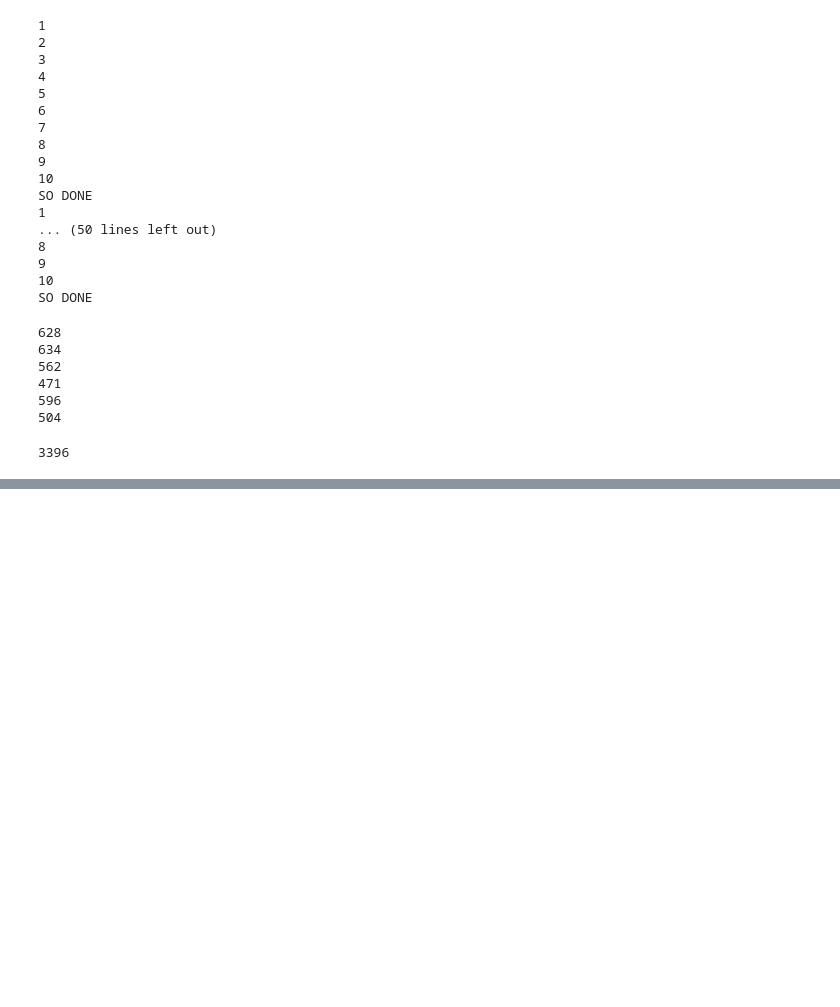
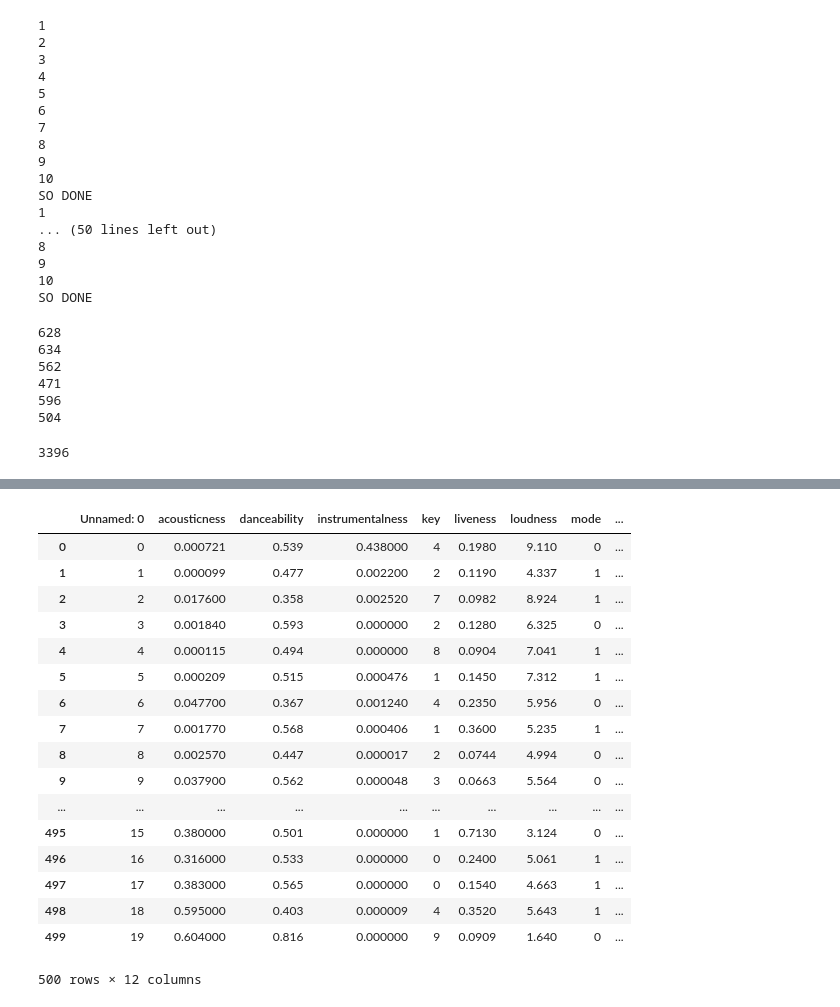
Before and after one commit to juanjorgegarcia/TuneMyMood, a Jupyter notebook: Data Collector.ipynb, the cells around one changed output, grey strips where cells are left out. Saved outputs shown, nothing was run; the diff lists cells and outputs as text; code cells hidden in the pictures; blank space fills up the shorter version.

```diff
--- a/Data Collector.ipynb
+++ b/Data Collector.ipynb
@@ -227,0 +215,22 @@ funk_no.savecsv("not_funk_df.csv")
+# %%
+dtest = pd.read_csv("not_metal_df.csv")
+dtest
+# %% [output]
+|  | Unnamed: 0 | acousticness | danceability | instrumentalness | key | liveness | loudness | mode | ... |
+| 0 | 0 | 0.000721 | 0.539 | 0.438000 | 4 | 0.1980 | 9.110 | 0 | ... |
+| 1 | 1 | 0.000099 | 0.477 | 0.002200 | 2 | 0.1190 | 4.337 | 1 | ... |
+| 2 | 2 | 0.017600 | 0.358 | 0.002520 | 7 | 0.0982 | 8.924 | 1 | ... |
+| 3 | 3 | 0.001840 | 0.593 | 0.000000 | 2 | 0.1280 | 6.325 | 0 | ... |
+| 4 | 4 | 0.000115 | 0.494 | 0.000000 | 8 | 0.0904 | 7.041 | 1 | ... |
+| 5 | 5 | 0.000209 | 0.515 | 0.000476 | 1 | 0.1450 | 7.312 | 1 | ... |
+| 6 | 6 | 0.047700 | 0.367 | 0.001240 | 4 | 0.2350 | 5.956 | 0 | ... |
+| 7 | 7 | 0.001770 | 0.568 | 0.000406 | 1 | 0.3600 | 5.235 | 1 | ... |
+| 8 | 8 | 0.002570 | 0.447 | 0.000017 | 2 | 0.0744 | 4.994 | 0 | ... |
+| 9 | 9 | 0.037900 | 0.562 | 0.000048 | 3 | 0.0663 | 5.564 | 0 | ... |
+| ... | ... | ... | ... | ... | ... | ... | ... | ... | ... |
+| 495 | 15 | 0.380000 | 0.501 | 0.000000 | 1 | 0.7130 | 3.124 | 0 | ... |
+| 496 | 16 | 0.316000 | 0.533 | 0.000000 | 0 | 0.2400 | 5.061 | 1 | ... |
+| 497 | 17 | 0.383000 | 0.565 | 0.000000 | 0 | 0.1540 | 4.663 | 1 | ... |
+| 498 | 18 | 0.595000 | 0.403 | 0.000009 | 4 | 0.3520 | 5.643 | 1 | ... |
+| 499 | 19 | 0.604000 | 0.816 | 0.000000 | 9 | 0.0909 | 1.640 | 0 | ... |
+500 rows × 12 columns
```
Also changed, not shown: parts of 4 cells of this notebook, 8 other files.
